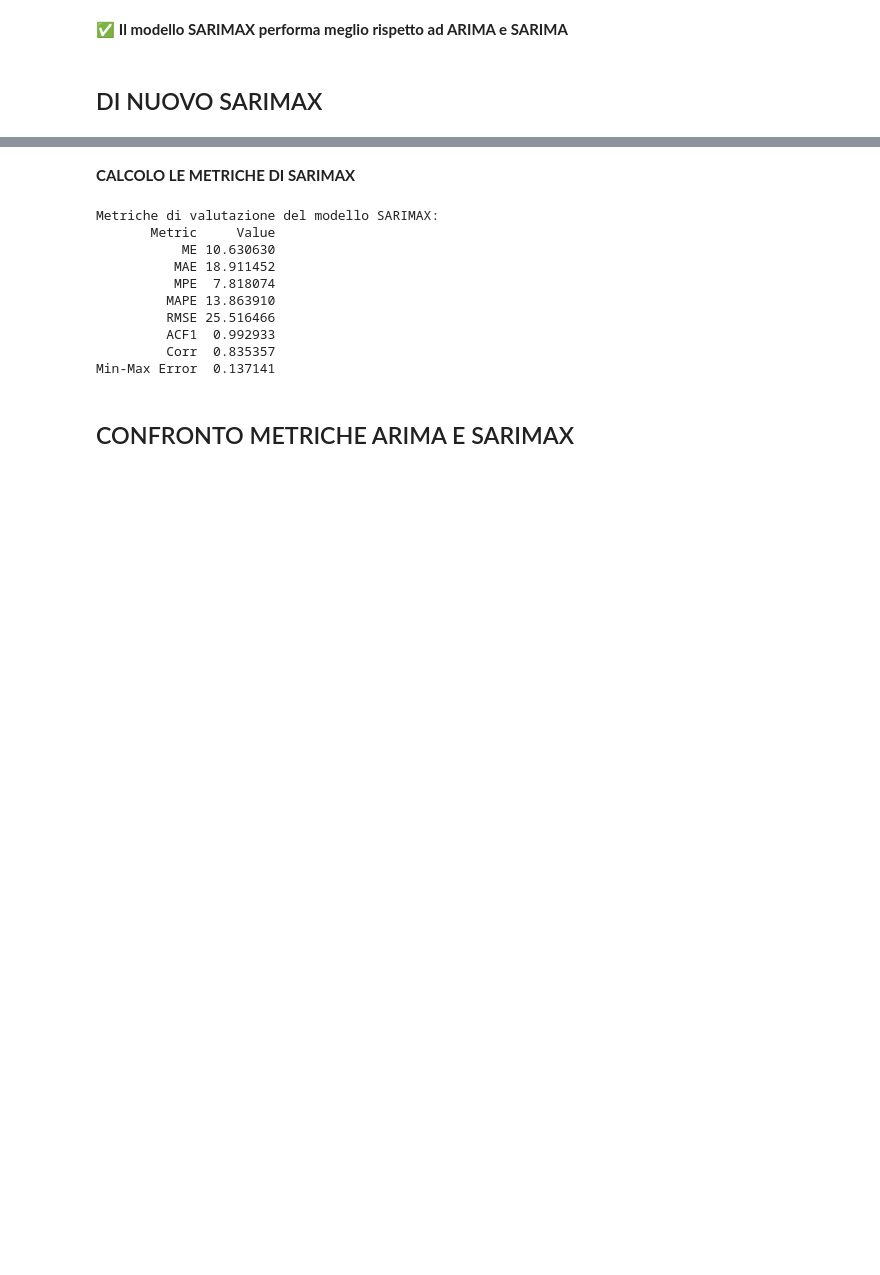
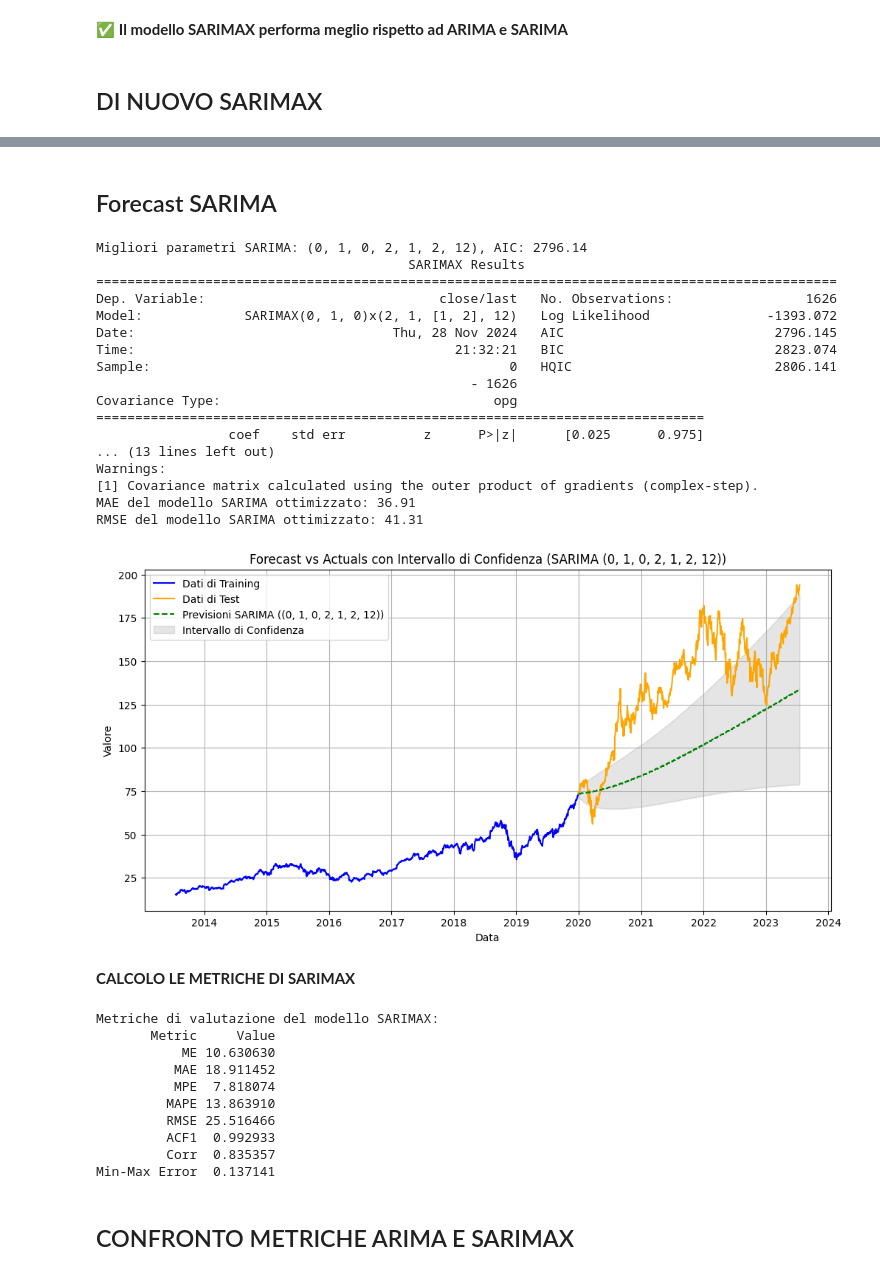
Before and after one commit to diegosantarelli/Data_science_2024, a Jupyter notebook: DS_Python/Stock_market.ipynb, the cells around one changed output, grey strips where cells are left out. Saved outputs shown, nothing was run; the diff lists cells and outputs as text; code cells hidden in the pictures; blank space fills up the shorter version.

```diff
--- a/DS_Python/Stock_market.ipynb
+++ b/DS_Python/Stock_market.ipynb
@@ -1369,3 +1492,82 @@ plt.show()
+# %% [markdown]
+## Forecast SARIMA
+# %%
+import numpy as np
+import pandas as pd
+import matplotlib.pyplot as plt
+from statsmodels.tsa.statespace.sarimax import SARIMAX
+from sklearn.metrics import mean_absolute_error, mean_squared_error
+
+# Impostazione dei parametri SARIMA fissi
+order = (0, 1, 0)  # Ordine AR, differenziazione, ordine MA
+seasonal_order = (2, 1, 2, 12)  # Ordine stagionale AR, differenziazione stagionale, ordine stagionale MA, periodo stagionale (12 mesi)
+
+# Adatta il modello SARIMA con i parametri fissi
+model = SARIMAX(
+    train_data['close/last'],
+    order=order,
+    seasonal_order=seasonal_order
+)
+results = model.fit(disp=False)
+
+# Stampa del sommario del modello
+print(f"Migliori parametri SARIMA: {order + seasonal_order}, AIC: {results.aic:.2f}")
+print(results.summary())
+
+# Previsioni con il modello SARIMA ottimizzato
+forecast = results.get_forecast(steps=len(test_data))
+
+# Riallinea l'indice delle previsioni con i dati di test
+forecast_mean = forecast.predicted_mean
+forecast_conf_int = forecast.conf_int()
+
+forecast_mean.index = test_data.index
+forecast_conf_int.index = test_data.index
+
+# Calcolo delle metriche di accuratezza
+mae = mean_absolute_error(test_data['close/last'], forecast_mean)
+rmse = np.sqrt(mean_squared_error(test_data['close/last'], forecast_mean))
+
+print(f"MAE del modello SARIMA ottimizzato: {mae:.2f}")
+print(f"RMSE del modello SARIMA ottimizzato: {rmse:.2f}")
+
+# Grafico delle previsioni con area di incertezza
+plt.figure(figsize=(12, 6))
+plt.plot(train_data['close/last'], label="Dati di Training", color="blue")
+plt.plot(test_data['close/last'], label="Dati di Test", color="orange")
+plt.plot(forecast_mean, label=f"Previsioni SARIMA ({order + seasonal_order})", linestyle="--", color="green")
+
+# Area di incertezza (intervallo di confidenza)
+plt.fill_between(forecast_conf_int.index,
+                 forecast_conf_int.iloc[:, 0],
+                 forecast_conf_int.iloc[:, 1],
+                 color='gray', alpha=0.2, label="Intervallo di Confidenza")
+
+plt.title(f"Forecast vs Actuals con Intervallo di Confidenza (SARIMA {order + seasonal_order})")
+plt.xlabel("Data")
+plt.ylabel("Valore")
+plt.legend()
+plt.grid(True)
+plt.show()
+# %% [output]
+Migliori parametri SARIMA: (0, 1, 0, 2, 1, 2, 12), AIC: 2796.14
+                                        SARIMAX Results
+===============================================================================================
+Dep. Variable:                              close/last   No. Observations:                 1626
+Model:             SARIMAX(0, 1, 0)x(2, 1, [1, 2], 12)   Log Likelihood               -1393.072
+Date:                                 Thu, 28 Nov 2024   AIC                           2796.145
+Time:                                         21:32:21   BIC                           2823.074
+Sample:                                              0   HQIC                          2806.141
+                                                - 1626
+Covariance Type:                                   opg
+==============================================================================
+                 coef    std err          z      P>|z|      [0.025      0.975]
+... (13 lines left out)
+Warnings:
+[1] Covariance matrix calculated using the outer product of gradients (complex-step).
+MAE del modello SARIMA ottimizzato: 36.91
+RMSE del modello SARIMA ottimizzato: 41.31
+[figure, added]
 # %% [markdown]
 **CALCOLO LE METRICHE DI SARIMAX**
 # %%
```
Also changed, not shown: parts of 24 cells of this notebook.
